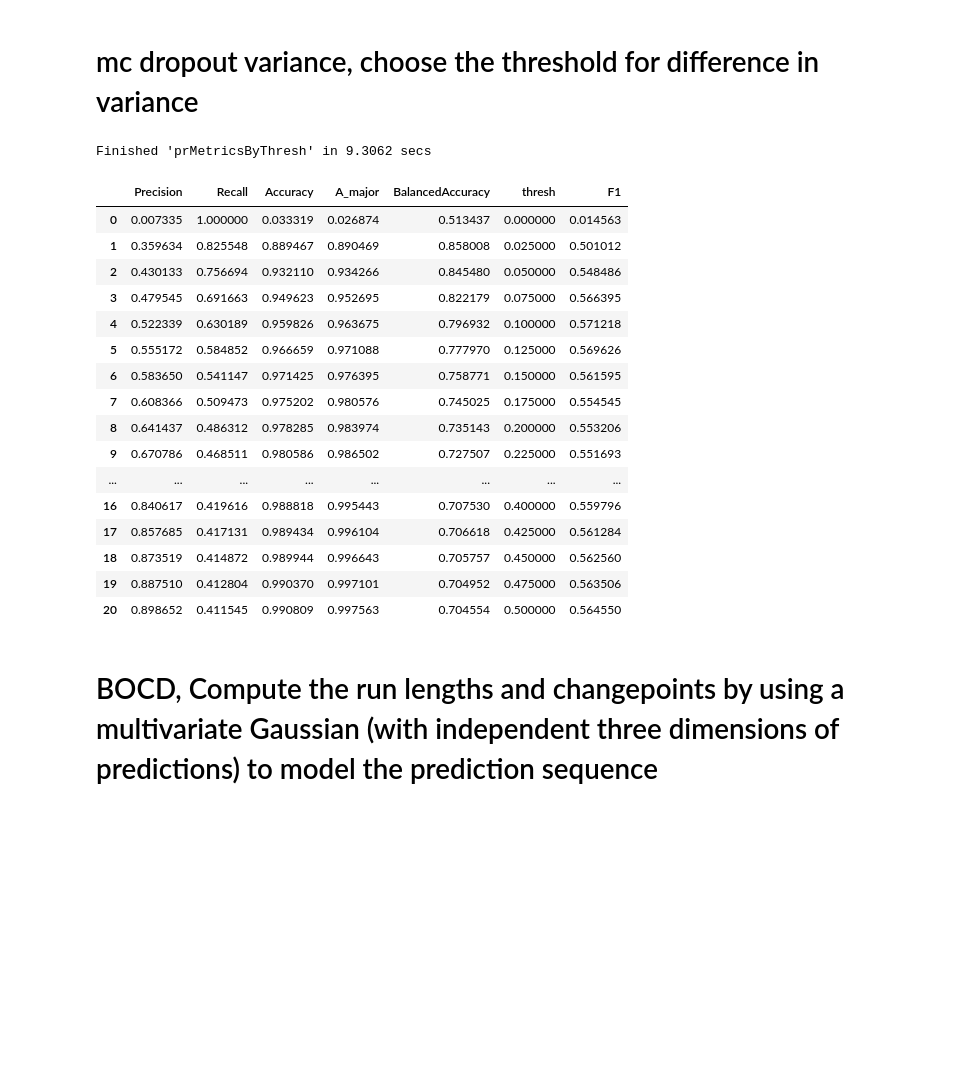
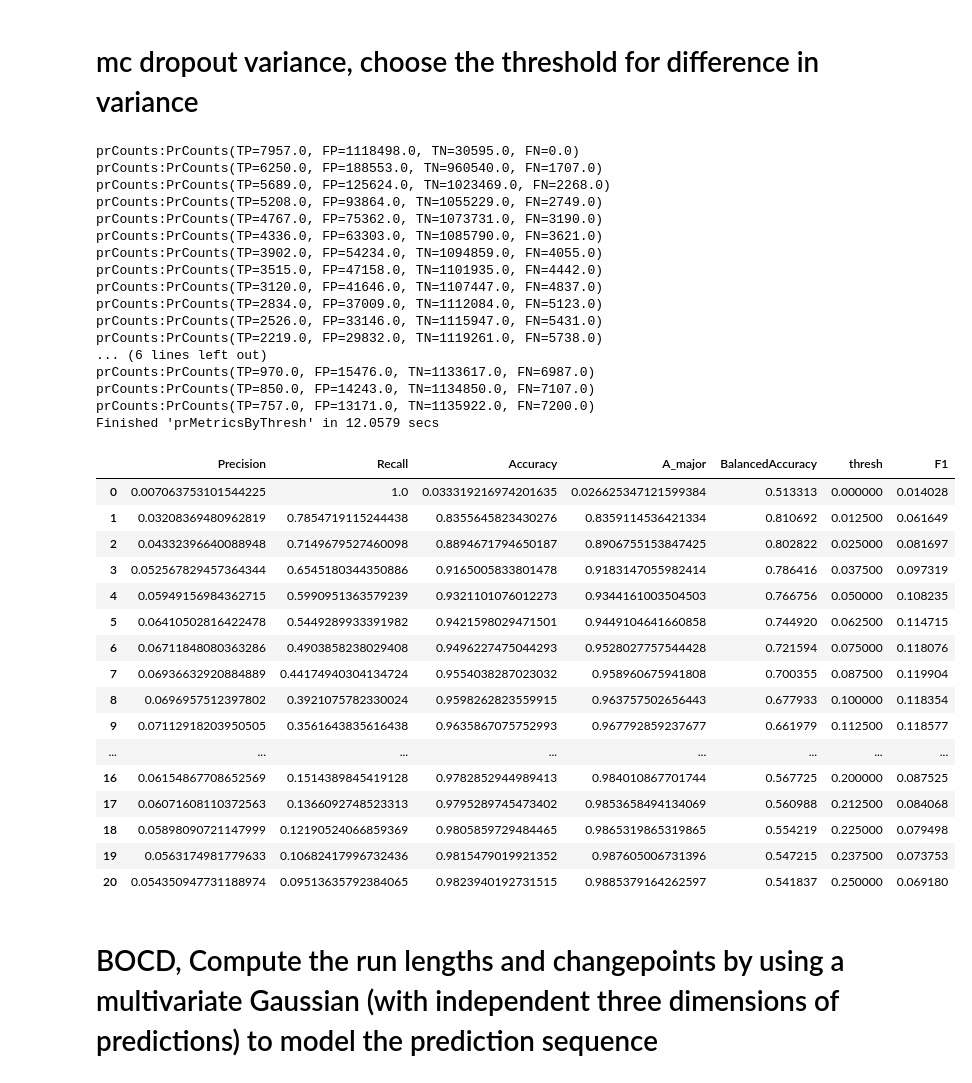
Before and after one commit to RichRast/Ge3Net, a Jupyter notebook: Notebooks/Shared_Notebooks/Ge2Net_changepoints_Analysis.ipynb, the cells around one changed output. Drawn from its saved outputs; the diff is of its cells as text; code cells hidden in the pictures; blank space fills up the shorter version.

```diff
--- a/Notebooks/Shared_Notebooks/Ge2Net_changepoints_Analysis.ipynb
+++ b/Notebooks/Shared_Notebooks/Ge2Net_changepoints_Analysis.ipynb
@@ -70,7 +70,7 @@ import test
 # chm22 pca full dataset and model
 labels_path = osp.join(os.environ['OUT_PATH'],'humans/labels/data_id_3_pca')
 data_path = osp.join(os.environ['OUT_PATH'],'humans/labels/data_id_3_pca')
-models_path=osp.join(os.environ['OUT_PATH'],'humans/training/Model_B_exp_id_7_data_id_3_pca/')
+models_path=osp.join(os.environ['OUT_PATH'],'humans/training/Model_B_exp_id_11_data_id_3_pca/')
 dataset_type='valid'
 # %%
 config={}
@@ -126,10 +126,21 @@ results.t_accr, results.t_cp_accr
+# %%
+results.t_out.coord_main=results.t_out.coord_main.mean(0)
+# %%
+def reportChangePointMetrics1(name : str, cp_pred_raw: torch.Tensor, cp_target: torch.tensor, cpThresh: float, win_tol=2)->t_prMetrics:
+    Batch_size, T = cp_target.shape[0], cp_target.shape[1]
+    cp_pred = getCpPred(name, cp_pred_raw, cpThresh, Batch_size, T)
+    prCounts = eval_cp_batch(cp_target, cp_pred, T, win_tol=win_tol)
+    prMetrics = computePrMetric(prCounts)
+    print(f"prCounts:{prCounts}")
+
+    return prMetrics, cp_pred
 # %%
 @timer
 def prMetricsByThresh(method_name, cp_pred_raw, cp_target, steps, minThresh, maxThresh, win_tol=2, byWindows=False):
     increment = (maxThresh - minThresh)/steps
     df=pd.DataFrame(columns=list(t_prMetrics._fields)+['thresh'])
     for thresh in np.arange(minThresh, maxThresh + increment, increment):
-        prMetrics, cp_pred = reportChangePointMetrics(method_name, cp_pred_raw, cp_target, thresh, win_tol)
+        prMetrics, cp_pred = reportChangePointMetrics1(method_name, cp_pred_raw, cp_target, thresh, win_tol)
         if byWindows:
             prMetrics={}
             prMetrics['Precision']=precision_score(cp_target.flatten(), cp_pred.flatten())
@@ -199,27 +242,43 @@ gradThresh=0.5
 # mc dropout variance, choose the threshold for difference in variance
 # %%
 df_var=prMetricsByThresh(cpMethod.mc_dropout.name, torch.tensor(results.t_out.y_var).float(), \
-                        valid_dataset.data['cps'].unsqueeze(2).float(), 20, 0,0.5)
+                        valid_dataset.data['cps'].unsqueeze(2).float(), 20, 0,0.25)
 df_var.style.background_gradient(cmap="Blues")
 # %% [output]
-Finished 'prMetricsByThresh' in 9.3062 secs
+prCounts:PrCounts(TP=7957.0, FP=1118498.0, TN=30595.0, FN=0.0)
+prCounts:PrCounts(TP=6250.0, FP=188553.0, TN=960540.0, FN=1707.0)
+prCounts:PrCounts(TP=5689.0, FP=125624.0, TN=1023469.0, FN=2268.0)
+prCounts:PrCounts(TP=5208.0, FP=93864.0, TN=1055229.0, FN=2749.0)
+prCounts:PrCounts(TP=4767.0, FP=75362.0, TN=1073731.0, FN=3190.0)
+prCounts:PrCounts(TP=4336.0, FP=63303.0, TN=1085790.0, FN=3621.0)
+prCounts:PrCounts(TP=3902.0, FP=54234.0, TN=1094859.0, FN=4055.0)
+prCounts:PrCounts(TP=3515.0, FP=47158.0, TN=1101935.0, FN=4442.0)
+prCounts:PrCounts(TP=3120.0, FP=41646.0, TN=1107447.0, FN=4837.0)
+prCounts:PrCounts(TP=2834.0, FP=37009.0, TN=1112084.0, FN=5123.0)
+prCounts:PrCounts(TP=2526.0, FP=33146.0, TN=1115947.0, FN=5431.0)
+prCounts:PrCounts(TP=2219.0, FP=29832.0, TN=1119261.0, FN=5738.0)
+... (6 lines left out)
+prCounts:PrCounts(TP=970.0, FP=15476.0, TN=1133617.0, FN=6987.0)
+prCounts:PrCounts(TP=850.0, FP=14243.0, TN=1134850.0, FN=7107.0)
+prCounts:PrCounts(TP=757.0, FP=13171.0, TN=1135922.0, FN=7200.0)
+Finished 'prMetricsByThresh' in 12.0579 secs
 |  | Precision | Recall | Accuracy | A_major | BalancedAccuracy | thresh | F1 |
-| 0 | 0.007335 | 1.000000 | 0.033319 | 0.026874 | 0.513437 | 0.000000 | 0.014563 |
-| 1 | 0.359634 | 0.825548 | 0.889467 | 0.890469 | 0.858008 | 0.025000 | 0.501012 |
-| 2 | 0.430133 | 0.756694 | 0.932110 | 0.934266 | 0.845480 | 0.050000 | 0.548486 |
-| 3 | 0.479545 | 0.691663 | 0.949623 | 0.952695 | 0.822179 | 0.075000 | 0.566395 |
-| 4 | 0.522339 | 0.630189 | 0.959826 | 0.963675 | 0.796932 | 0.100000 | 0.571218 |
-| 5 | 0.555172 | 0.584852 | 0.966659 | 0.971088 | 0.777970 | 0.125000 | 0.569626 |
-| 6 | 0.583650 | 0.541147 | 0.971425 | 0.976395 | 0.758771 | 0.150000 | 0.561595 |
-| 7 | 0.608366 | 0.509473 | 0.975202 | 0.980576 | 0.745025 | 0.175000 | 0.554545 |
-| 8 | 0.641437 | 0.486312 | 0.978285 | 0.983974 | 0.735143 | 0.200000 | 0.553206 |
-| 9 | 0.670786 | 0.468511 | 0.980586 | 0.986502 | 0.727507 | 0.225000 | 0.551693 |
+| 0 | 0.007063753101544225 | 1.0 | 0.033319216974201635 | 0.026625347121599384 | 0.513313 | 0.000000 | 0.014028 |
+| 1 | 0.03208369480962819 | 0.7854719115244438 | 0.8355645823430276 | 0.8359114536421334 | 0.810692 | 0.012500 | 0.061649 |
+| 2 | 0.04332396640088948 | 0.7149679527460098 | 0.8894671794650187 | 0.8906755153847425 | 0.802822 | 0.025000 | 0.081697 |
+| 3 | 0.052567829457364344 | 0.6545180344350886 | 0.9165005833801478 | 0.9183147055982414 | 0.786416 | 0.037500 | 0.097319 |
+| 4 | 0.05949156984362715 | 0.5990951363579239 | 0.9321101076012273 | 0.9344161003504503 | 0.766756 | 0.050000 | 0.108235 |
+| 5 | 0.06410502816422478 | 0.5449289933391982 | 0.9421598029471501 | 0.9449104641660858 | 0.744920 | 0.062500 | 0.114715 |
+| 6 | 0.06711848080363286 | 0.4903858238029408 | 0.9496227475044293 | 0.9528027757544428 | 0.721594 | 0.075000 | 0.118076 |
+| 7 | 0.06936632920884889 | 0.44174940304134724 | 0.9554038287023032 | 0.958960675941808 | 0.700355 | 0.087500 | 0.119904 |
+| 8 | 0.0696957512397802 | 0.3921075782330024 | 0.9598262823559915 | 0.963757502656443 | 0.677933 | 0.100000 | 0.118354 |
+| 9 | 0.07112918203950505 | 0.3561643835616438 | 0.9635867075752993 | 0.967792859237677 | 0.661979 | 0.112500 | 0.118577 |
 | ... | ... | ... | ... | ... | ... | ... | ... |
-| 16 | 0.840617 | 0.419616 | 0.988818 | 0.995443 | 0.707530 | 0.400000 | 0.559796 |
-| 17 | 0.857685 | 0.417131 | 0.989434 | 0.996104 | 0.706618 | 0.425000 | 0.561284 |
-| 18 | 0.873519 | 0.414872 | 0.989944 | 0.996643 | 0.705757 | 0.450000 | 0.562560 |
-| 19 | 0.887510 | 0.412804 | 0.990370 | 0.997101 | 0.704952 | 0.475000 | 0.563506 |
-| 20 | 0.898652 | 0.411545 | 0.990809 | 0.997563 | 0.704554 | 0.500000 | 0.564550 |
+| 16 | 0.06154867708652569 | 0.1514389845419128 | 0.9782852944989413 | 0.984010867701744 | 0.567725 | 0.200000 | 0.087525 |
+| 17 | 0.06071608110372563 | 0.1366092748523313 | 0.9795289745473402 | 0.9853658494134069 | 0.560988 | 0.212500 | 0.084068 |
+| 18 | 0.05898090721147999 | 0.12190524066859369 | 0.9805859729484465 | 0.9865319865319865 | 0.554219 | 0.225000 | 0.079498 |
+| 19 | 0.0563174981779633 | 0.10682417996732436 | 0.9815479019921352 | 0.987605006731396 | 0.547215 | 0.237500 | 0.073753 |
+| 20 | 0.054350947731188974 | 0.09513635792384065 | 0.9823940192731515 | 0.9885379164262597 | 0.541837 | 0.250000 | 0.069180 |
 # %%
 varThresh=0.10
 # %% [markdown]
```
Also changed, not shown: parts of 32 cells of this notebook, 4 other files.
